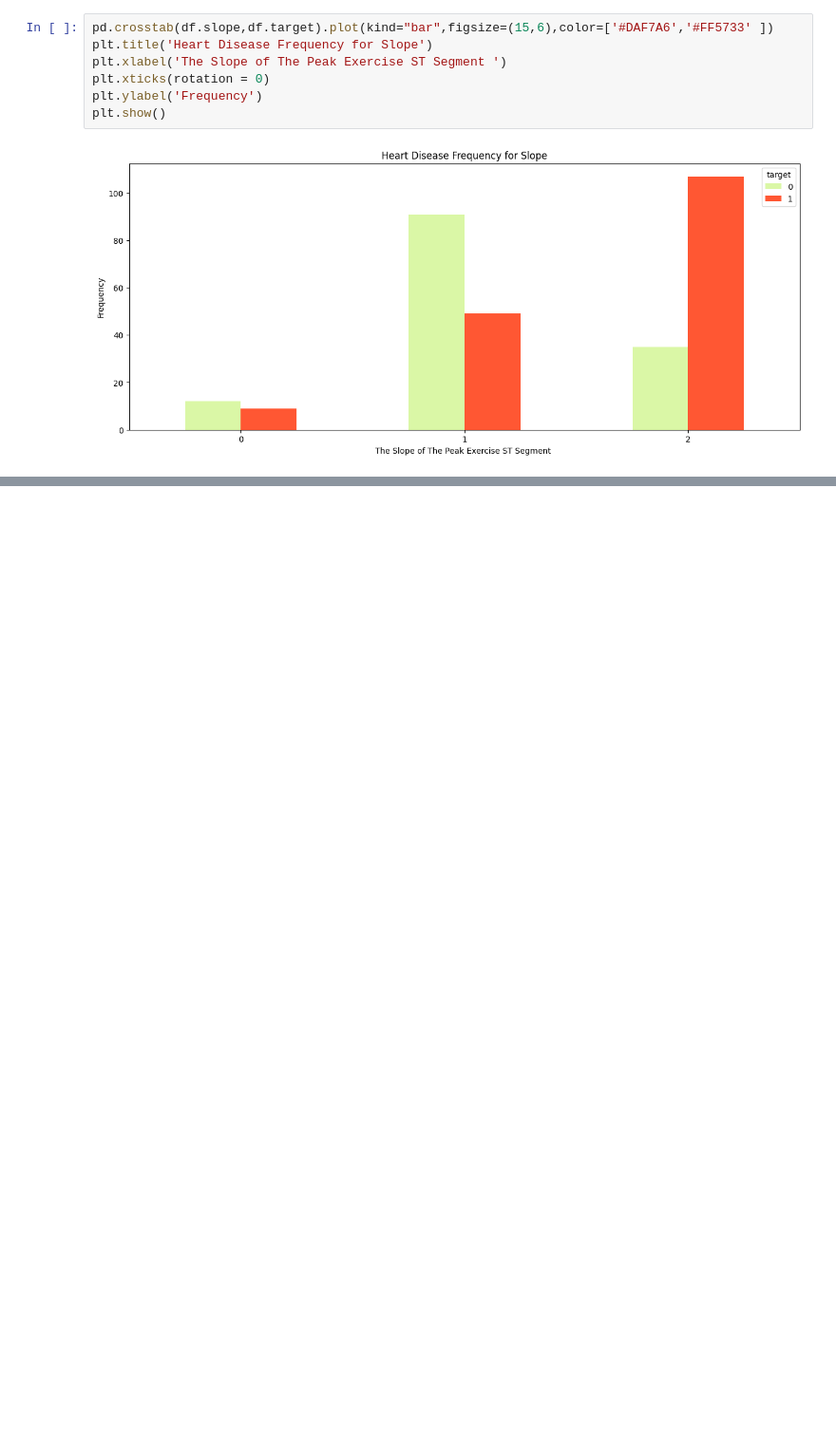
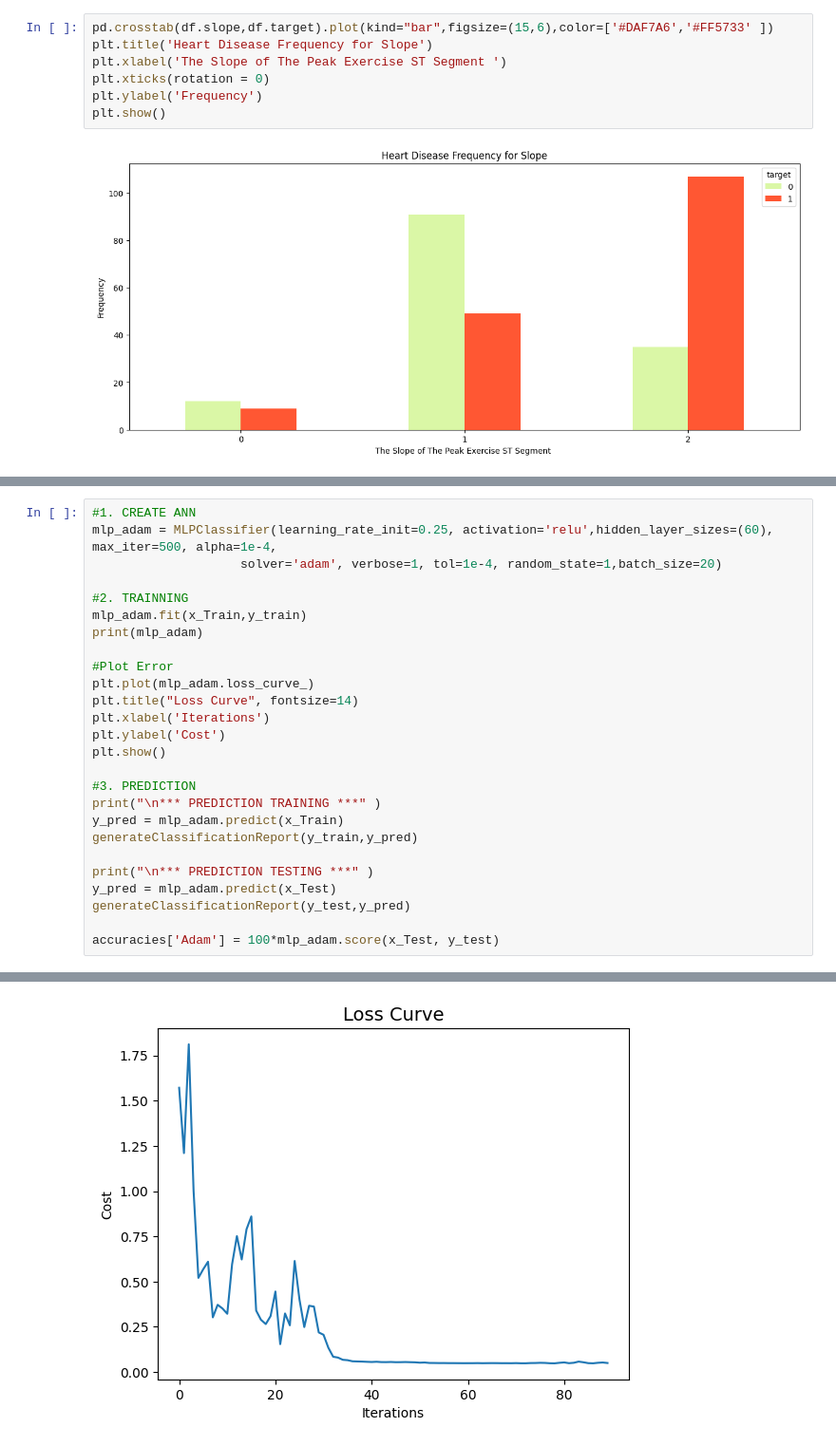
Before and after one commit to Naufal72k/Python-Refresher, a Jupyter notebook: JST/Main.ipynb, the cells around one changed output, grey strips where cells are left out. Shown at 95% size. Cells and saved outputs as stored; diff of their text form; blank space fills up the shorter version.

```diff
--- a/JST/Main.ipynb
+++ b/JST/Main.ipynb
@@ -122,0 +231,27 @@ plt.show()
+# %%
+#1. CREATE ANN
+mlp_adam = MLPClassifier(learning_rate_init=0.25, activation='relu',hidden_layer_sizes=(60), max_iter=500, alpha=1e-4,
+                    solver='adam', verbose=1, tol=1e-4, random_state=1,batch_size=20)
+
+#2. TRAINNING
+mlp_adam.fit(x_Train,y_train)
+print(mlp_adam)
+
+#Plot Error
+plt.plot(mlp_adam.loss_curve_)
+plt.title("Loss Curve", fontsize=14)
+plt.xlabel('Iterations')
+plt.ylabel('Cost')
+plt.show()
+
+#3. PREDICTION
+print("\n*** PREDICTION TRAINING ***" )
+y_pred = mlp_adam.predict(x_Train)
+generateClassificationReport(y_train,y_pred)
+
+print("\n*** PREDICTION TESTING ***" )
+y_pred = mlp_adam.predict(x_Test)
+generateClassificationReport(y_test,y_pred)
+
+accuracies['Adam'] = 100*mlp_adam.score(x_Test, y_test)
+# %% [output]
@@ -122,0 +275 @@ plt.show()
+[figure, added]
```
Also changed, not shown: parts of 13 cells of this notebook.
